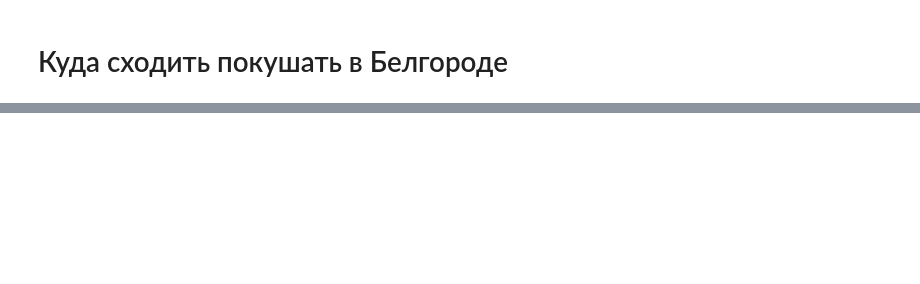
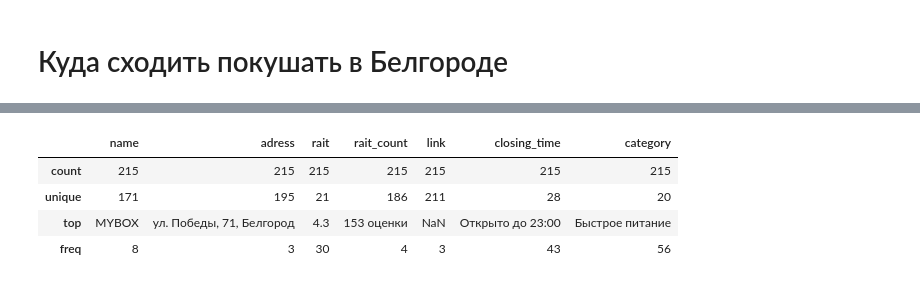
Before and after one commit to crissyro/base-of-DS, a Jupyter notebook: notebooks/parsing_food.ipynb, the cells around one changed output, grey strips where cells are left out. Saved outputs shown, nothing was run; the diff lists cells and outputs as text; code cells hidden in the pictures; blank space fills up the shorter version.

```diff
--- a/notebooks/parsing_food.ipynb
+++ b/notebooks/parsing_food.ipynb
@@ -146,0 +150,8 @@ NameError: name 'info_list' is not defined
+# %%
+df.describe()
+# %% [output]
+|  | name | adress | rait | rait_count | link | closing_time | category |
+| count | 215 | 215 | 215 | 215 | 215 | 215 | 215 |
+| unique | 171 | 195 | 21 | 186 | 211 | 28 | 20 |
+| top | MYBOX | ул. Победы, 71, Белгород | 4.3 | 153 оценки | NaN | Открыто до 23:00 | Быстрое питание |
+| freq | 8 | 3 | 30 | 4 | 3 | 43 | 56 |
```
Also changed, not shown: parts of 8 cells of this notebook, 1 other file.
